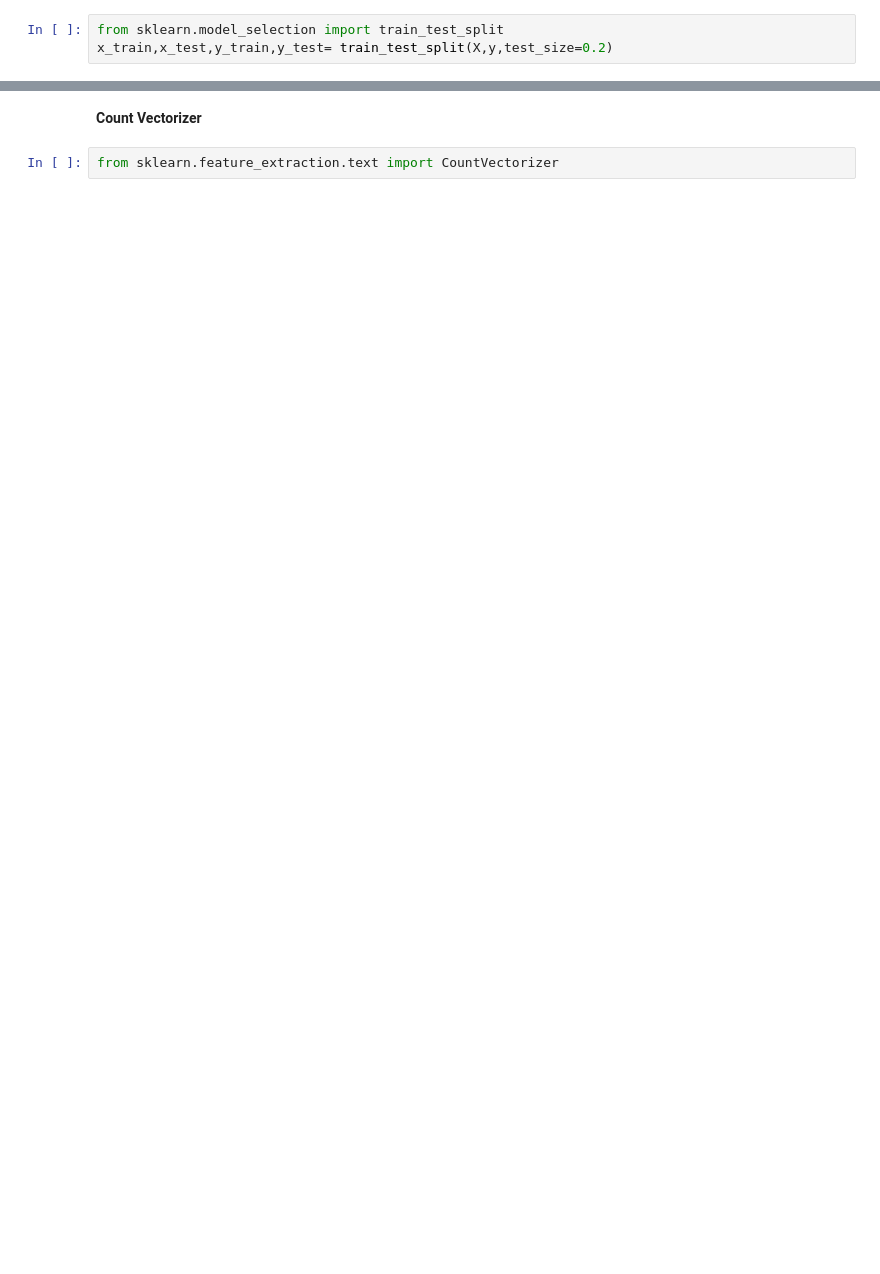
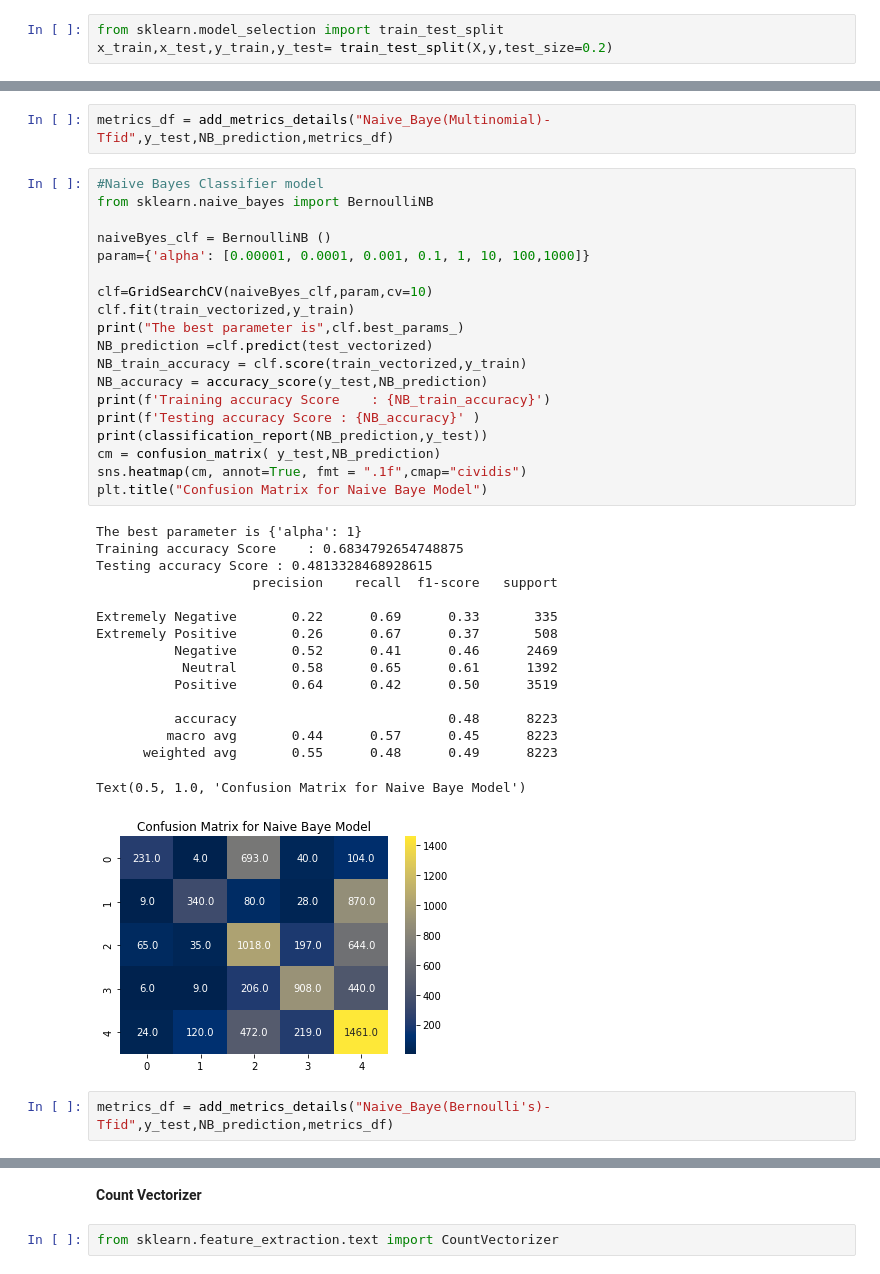
Before and after one commit to Nakulpradeep94/Coronavirus-Tweet-Sentiment-Analysis, a Jupyter notebook: Coronavirus_Tweet_Sentiment_Analysis_Capstone_Project.ipynb, the cells around one changed output, grey strips where cells are left out. Cells and saved outputs as stored; diff of their text form; blank space fills up the shorter version.

```diff
--- a/Coronavirus_Tweet_Sentiment_Analysis_Capstone_Project.ipynb
+++ b/Coronavirus_Tweet_Sentiment_Analysis_Capstone_Project.ipynb
@@ -663,0 +682,40 @@ print(classification_report(NB_prediction,y_test))
+# %%
+metrics_df = add_metrics_details("Naive_Baye(Multinomial)-Tfid",y_test,NB_prediction,metrics_df)
+# %%
+#Naive Bayes Classifier model
+from sklearn.naive_bayes import BernoulliNB
+
+naiveByes_clf = BernoulliNB ()
+param={'alpha': [0.00001, 0.0001, 0.001, 0.1, 1, 10, 100,1000]}
+
+clf=GridSearchCV(naiveByes_clf,param,cv=10)
+clf.fit(train_vectorized,y_train)
+print("The best parameter is",clf.best_params_)
+NB_prediction =clf.predict(test_vectorized)
+NB_train_accuracy = clf.score(train_vectorized,y_train)
+NB_accuracy = accuracy_score(y_test,NB_prediction)
+print(f'Training accuracy Score    : {NB_train_accuracy}')
+print(f'Testing accuracy Score : {NB_accuracy}' )
+print(classification_report(NB_prediction,y_test))
+cm = confusion_matrix( y_test,NB_prediction)
+sns.heatmap(cm, annot=True, fmt = ".1f",cmap="cividis")
+plt.title("Confusion Matrix for Naive Baye Model")
+# %% [output]
+The best parameter is {'alpha': 1}
+Training accuracy Score    : 0.6834792654748875
+Testing accuracy Score : 0.4813328468928615
+                    precision    recall  f1-score   support
+
+Extremely Negative       0.22      0.69      0.33       335
+Extremely Positive       0.26      0.67      0.37       508
+          Negative       0.52      0.41      0.46      2469
+           Neutral       0.58      0.65      0.61      1392
+          Positive       0.64      0.42      0.50      3519
+
+          accuracy                           0.48      8223
+         macro avg       0.44      0.57      0.45      8223
+      weighted avg       0.55      0.48      0.49      8223
+Text(0.5, 1.0, 'Confusion Matrix for Naive Baye Model')
+[figure, added]
+# %%
+metrics_df = add_metrics_details("Naive_Baye(Bernoulli's)-Tfid",y_test,NB_prediction,metrics_df)
```
Also changed, not shown: parts of 110 cells of this notebook.
